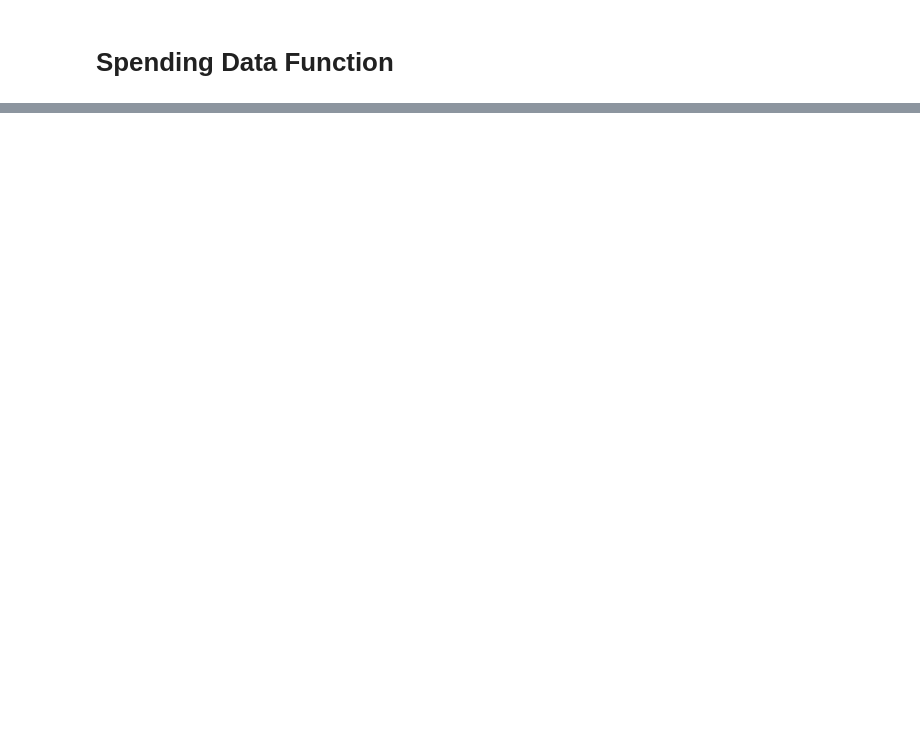
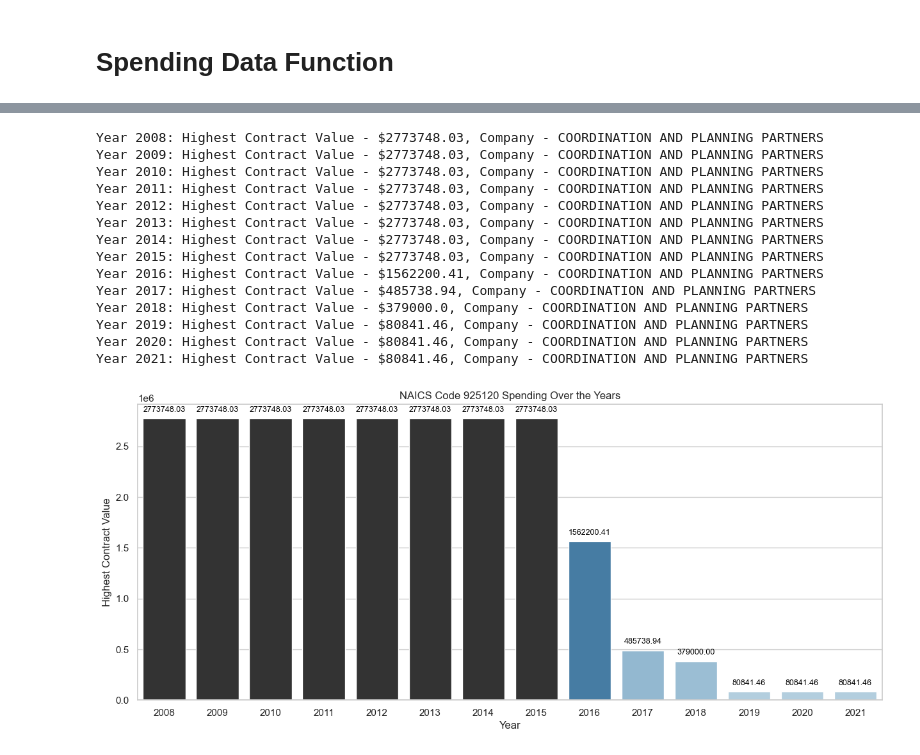
Before and after one commit to jack-campbeli/DoD-ds701, a Jupyter notebook: naics.ipynb, the cells around one changed output, grey strips where cells are left out. Drawn from its saved outputs; the diff is of its cells as text; code cells hidden in the pictures; blank space fills up the shorter version.

```diff
--- a/naics.ipynb
+++ b/naics.ipynb
@@ -438,0 +204,22 @@ plot_annual_spending(2008, 2020, "922140")
+# %%
+if __name__ == "__main__":
+    highest_contracts_925120 = get_highest_contracts("925120")
+    for year, contract in highest_contracts_925120.items():
+        print(f"Year {year}: Highest Contract Value - ${contract['Award Amount']}, Company - {contract['Recipient Name']}")
+    plot_largest_contracts(highest_contracts_925120, "925120")
+# %% [output]
+Year 2008: Highest Contract Value - $2773748.03, Company - COORDINATION AND PLANNING PARTNERS
+Year 2009: Highest Contract Value - $2773748.03, Company - COORDINATION AND PLANNING PARTNERS
+Year 2010: Highest Contract Value - $2773748.03, Company - COORDINATION AND PLANNING PARTNERS
+Year 2011: Highest Contract Value - $2773748.03, Company - COORDINATION AND PLANNING PARTNERS
+Year 2012: Highest Contract Value - $2773748.03, Company - COORDINATION AND PLANNING PARTNERS
+Year 2013: Highest Contract Value - $2773748.03, Company - COORDINATION AND PLANNING PARTNERS
+Year 2014: Highest Contract Value - $2773748.03, Company - COORDINATION AND PLANNING PARTNERS
+Year 2015: Highest Contract Value - $2773748.03, Company - COORDINATION AND PLANNING PARTNERS
+Year 2016: Highest Contract Value - $1562200.41, Company - COORDINATION AND PLANNING PARTNERS
+Year 2017: Highest Contract Value - $485738.94, Company - COORDINATION AND PLANNING PARTNERS
+Year 2018: Highest Contract Value - $379000.0, Company - COORDINATION AND PLANNING PARTNERS
+Year 2019: Highest Contract Value - $80841.46, Company - COORDINATION AND PLANNING PARTNERS
+Year 2020: Highest Contract Value - $80841.46, Company - COORDINATION AND PLANNING PARTNERS
+Year 2021: Highest Contract Value - $80841.46, Company - COORDINATION AND PLANNING PARTNERS
+[figure, added]
```
Also changed, not shown: parts of 12 cells of this notebook.
